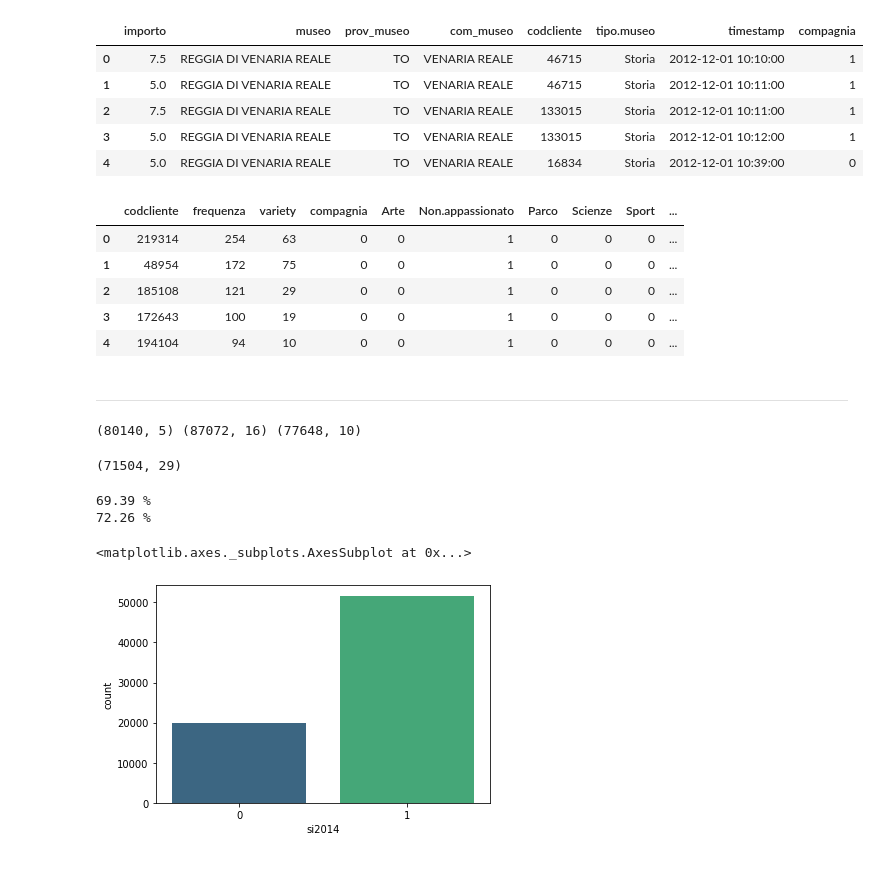
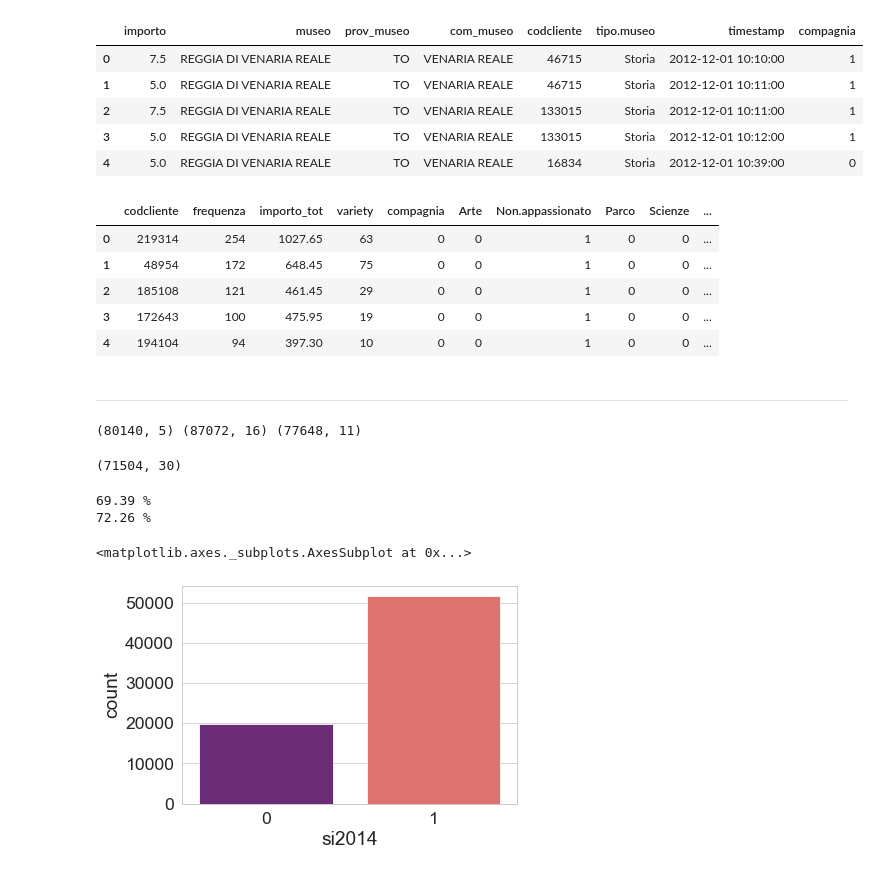
Before and after one commit to MattiaBrocco/Business-Analytics-Project, a Jupyter notebook: Business_Analytics_project.ipynb, the cells around one changed output. Drawn from its saved outputs; the diff is of its cells as text; code cells hidden in the pictures.

```diff
--- a/Business_Analytics_project.ipynb
+++ b/Business_Analytics_project.ipynb
@@ -83,7 +82,7 @@ an13.drop(["sesso","tipo_pag","data_nascita"], axis = 1, inplace = True)
 comunes = pd.read_csv("comuni_done.csv", sep = ";")
 comunes.drop(["Unnamed: 0", "codice","zona__codice","zona__nome",
               "regione__codice","regione__nome","provincia__codice","provincia__nome",
-              "codiceCatastale","CAP","popolazione"], axis = 1, inplace = True)
+              "codiceCatastale","CAP", "popolazione"], axis = 1, inplace = True)
 comunes["nome"] = comunes["nome"].str.upper()
 comunes.rename({"nome": "comune"}, axis = 1, inplace = True)
 
@@ -114,6 +113,8 @@ an13["data_inizio"] = pd.to_datetime(an13["data_inizio"], format = "%d/%m/%Y %H:
 an13["day_y_purchase"] = [int(x.strftime('%j')) for x in an13["data_inizio"]]
 an13.drop("data_inizio", axis = 1, inplace = True)
 
+an13.rename({"importo": "prezzo_card"}, axis = 1, inplace = True)
+
 # Convert the dummies created into categorical variables
 for c in an13.columns[9:15]:
     an13[c] = pd.Categorical(an13[c])
@@ -194,12 +195,19 @@ See the caveats in the documentation: https://pandas.pydata.org/pandas-docs/stab
 #                 The result is that only 20% of the customer is defined as passionate, which may be closed to reality
 # - compagnia: takes the average of the values in in13, then at a 0.5 threshold, the variable is converted to dichotomous
 
+in13numpy = in13.to_numpy()
+
 IDs = np.array(pd.DataFrame(in13["codcliente"].value_counts()).index)
+
+
 
 in13cus = pd.DataFrame({"codcliente":IDs,
                             "frequenza":pd.DataFrame(in13["codcliente"].value_counts())["codcliente"]})
 
+in13cus["importo_tot"] = [ sum(in13[in13["codcliente"] == x]["importo"]) for x in IDs ]
+
 in13cus["variety"] = [ len(in13[in13["codcliente"] == x]["museo"].unique()) for x in IDs ]
+
 
 in13cus["tipo.passione"] = [list(dict(in13[in13["codcliente"] == x]["tipo.museo"].value_counts()).keys())[0]
                             for x in IDs]
@@ -212,11 +220,10 @@ in13cus["passione.score"] = [in13cus.loc[x]["passione.score"] if in13cus.loc[x][
 
 in13cus.reset_index(inplace = True, drop = True)
 
-# Luogo di culto -> arte
-# Castello -> storia
+## Luogo di culto -> arte
+## Castello -> storia
 in13cus["appassionato"] = ["Non.appassionato" if in13cus.loc[n]["passione.score"] < 0.8
                            else in13cus.loc[n]["tipo.passione"] for n in range(len(in13cus))]
-
 
 in13cus["compagnia"] = [in13[in13["codcliente"] == x]["compagnia"].mean() for x in IDs]
 in13cus["compagnia"] = pd.Categorical( in13cus["compagnia"].apply(lambda x: 1 if x > 0.5 else 0) )
@@ -229,9 +236,9 @@ for c in in13cus.columns[4:]:
 
 in13cus.head()
 # %% [output]
-|  | codcliente | frequenza | variety | compagnia | Arte | Non.appassionato | Parco | Scienze | Sport | ... |
-| 0 | 219314 | 254 | 63 | 0 | 0 | 1 | 0 | 0 | 0 | ... |
-| 1 | 48954 | 172 | 75 | 0 | 0 | 1 | 0 | 0 | 0 | ... |
-| 2 | 185108 | 121 | 29 | 0 | 0 | 1 | 0 | 0 | 0 | ... |
-| 3 | 172643 | 100 | 19 | 0 | 0 | 1 | 0 | 0 | 0 | ... |
-| 4 | 194104 | 94 | 10 | 0 | 0 | 1 | 0 | 0 | 0 | ... |
+|  | codcliente | frequenza | importo_tot | variety | compagnia | Arte | Non.appassionato | Parco | Scienze | ... |
+| 0 | 219314 | 254 | 1027.65 | 63 | 0 | 0 | 1 | 0 | 0 | ... |
+| 1 | 48954 | 172 | 648.45 | 75 | 0 | 0 | 1 | 0 | 0 | ... |
+| 2 | 185108 | 121 | 461.45 | 29 | 0 | 0 | 1 | 0 | 0 | ... |
+| 3 | 172643 | 100 | 475.95 | 19 | 0 | 0 | 1 | 0 | 0 | ... |
+| 4 | 194104 | 94 | 397.30 | 10 | 0 | 0 | 1 | 0 | 0 | ... |
@@ -240,13 +256,13 @@ in13cus.head()
 # %%
 print(data1.shape, an13.shape, in13cus.shape)
 # %% [output]
-(80140, 5) (87072, 16) (77648, 10)
+(80140, 5) (87072, 16) (77648, 11)
 # %%
 df0 = in13cus.merge(an13, on = "codcliente")
 df = df0.merge(data1, on = "codcliente")
 df.shape
 # %% [output]
-(71504, 29)
+(71504, 30)
 # %%
 print(round(len(data1[data1["si2014"] == 1])/len(data1)*100,2),"%")
 print(round(len(df[df["si2014"] == 1])/len(df)*100,2),"%")
@@ -254,7 +270,7 @@ print(round(len(df[df["si2014"] == 1])/len(df)*100,2),"%")
 69.39 %
 72.26 %
 # %%
-sns.countplot(df["si2014"], palette = "viridis")
+sns.countplot(df["si2014"], palette = "magma")
 # %% [output]
 <matplotlib.axes._subplots.AxesSubplot at 0x...>
-[figure, old version]
+[figure, new version]
```
Also changed, not shown: parts of 19 cells of this notebook, 1 other file.
